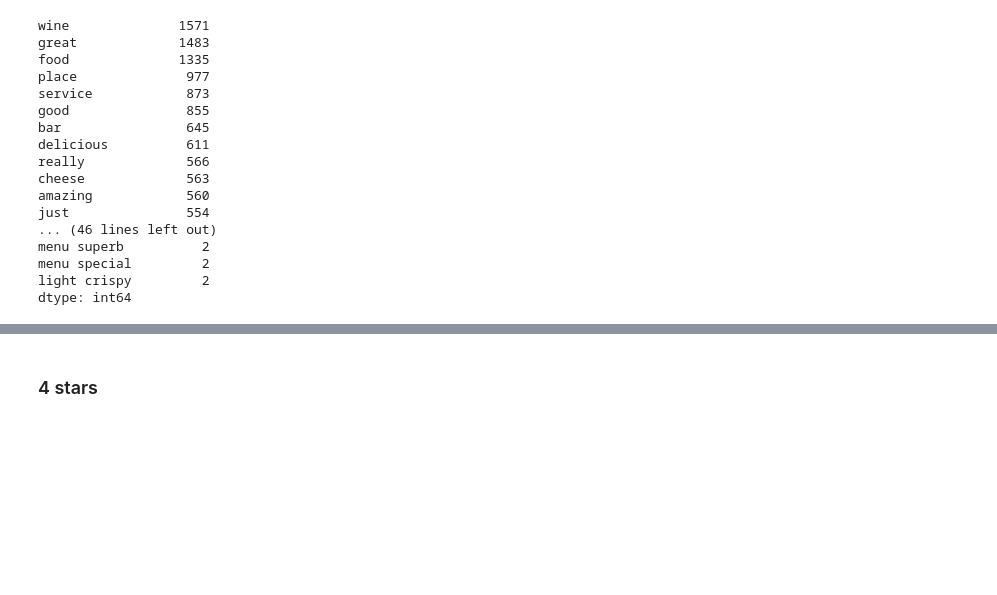
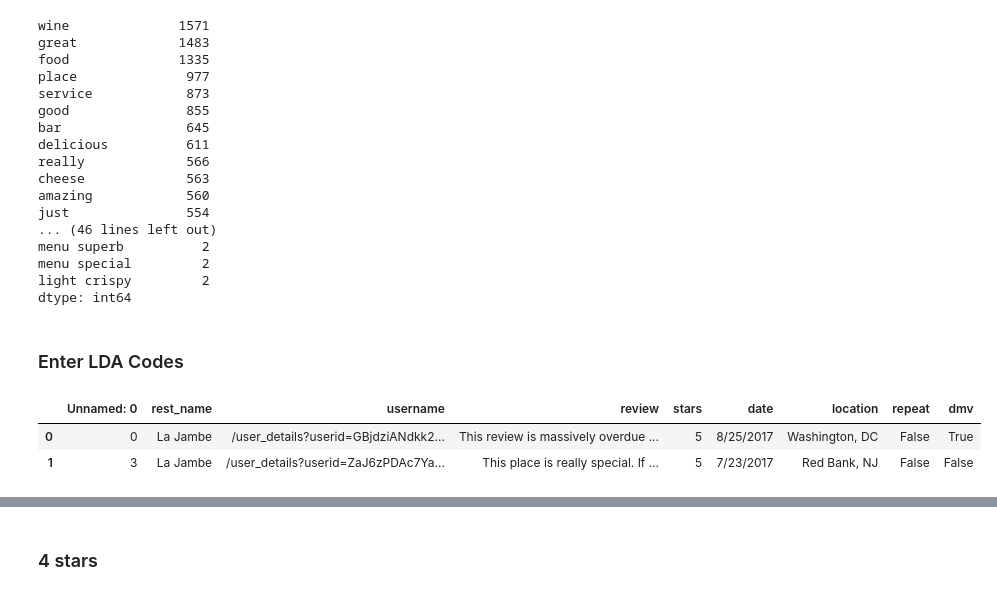
Before and after one commit to jerzeyguy384/nlpsideproject, a Jupyter notebook: yelp-dc-wine-analysis.ipynb, the cells around one changed output, grey strips where cells are left out. Drawn from its saved outputs; the diff is of its cells as text; code cells hidden in the pictures; blank space fills up the shorter version.

```diff
--- a/yelp-dc-wine-analysis.ipynb
+++ b/yelp-dc-wine-analysis.ipynb
@@ -543,3 +551,12 @@ dtype: int64
 #chart it
 # plot 12 most used terms
 #tf5.sort_values(['sum'], ascending=False).drop('sum', axis=1).head(12).plot(kind='bar')
+# %% [markdown]
+### Enter LDA Codes
+# %%
+yelp_5stars = pd.read_csv('star5nlp.csv', encoding='utf-8')
+yelp_5stars.head(2)
+# %% [output]
+|  | Unnamed: 0 | rest_name | username | review | stars | date | location | repeat | dmv |
+| 0 | 0 | La Jambe | /user_details?userid=GBjdziANdkk2... | This review is massively overdue ... | 5 | 8/25/2017 | Washington, DC | False | True |
+| 1 | 3 | La Jambe | /user_details?userid=ZaJ6zPDAc7Ya... | This place is really special. If ... | 5 | 7/23/2017 | Red Bank, NJ | False | False |
```
Also changed, not shown: parts of 46 cells of this notebook.
